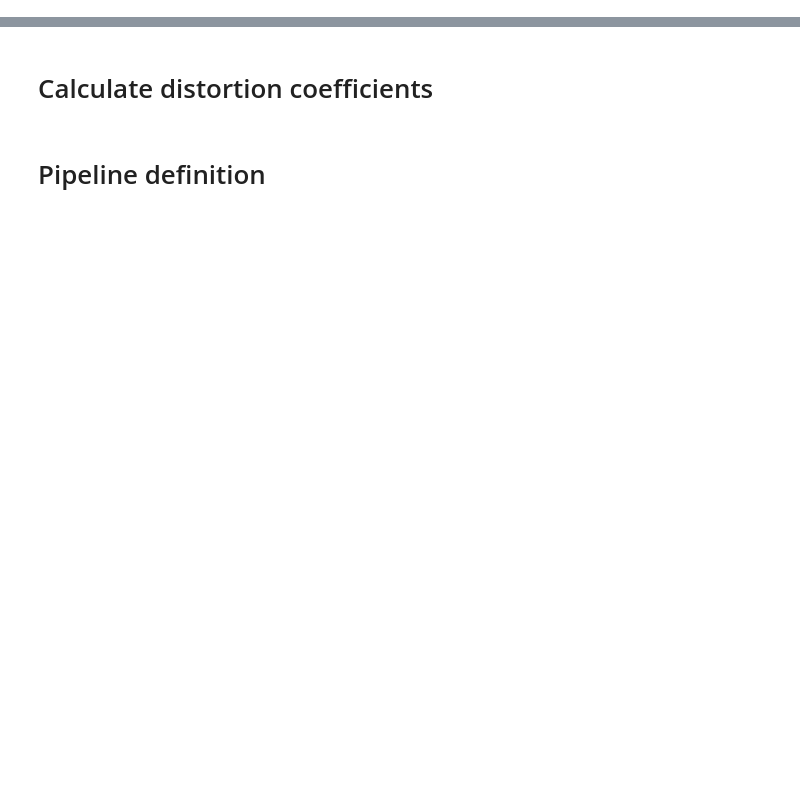
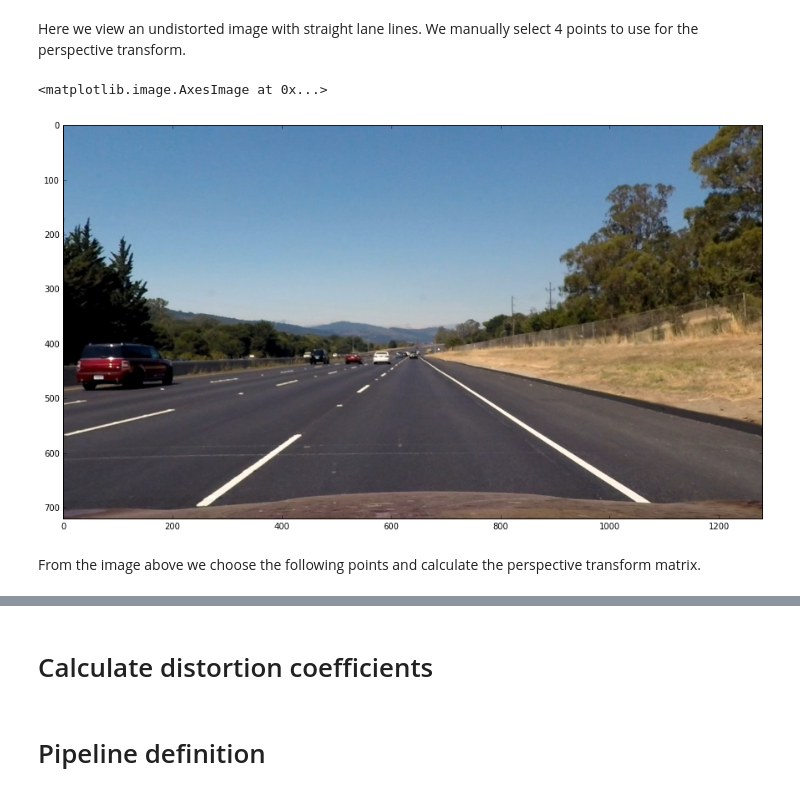
Before and after one commit to mmccuiston/CarND-Advanced-Lane-Lines, a Jupyter notebook: advanced-lane.ipynb, the cells around one changed output, grey strips where cells are left out. Saved outputs shown, nothing was run; the diff lists cells and outputs as text; code cells hidden in the pictures; blank space fills up the shorter version.

```diff
--- a/advanced-lane.ipynb
+++ b/advanced-lane.ipynb
@@ -0,0 +68,15 @@
+# %% [markdown]
+Here we view an undistorted image with straight lane lines.  We manually select 4 points to use for the perspective transform.
+# %%
+test_images = glob.glob('./test_images/*.jpg')
+
+fig = plt.figure(figsize=(15,10))
+
+img = plt.imread(test_images[6])
+undist = cv2.undistort(img, mtx, dist, None, mtx)
+plt.imshow(undist)
+# %% [output]
+<matplotlib.image.AxesImage at 0x...>
+[figure, added]
+# %% [markdown]
+From the image above we choose the following points and calculate the perspective transform matrix.
```
Also changed, not shown: parts of 21 cells of this notebook.
